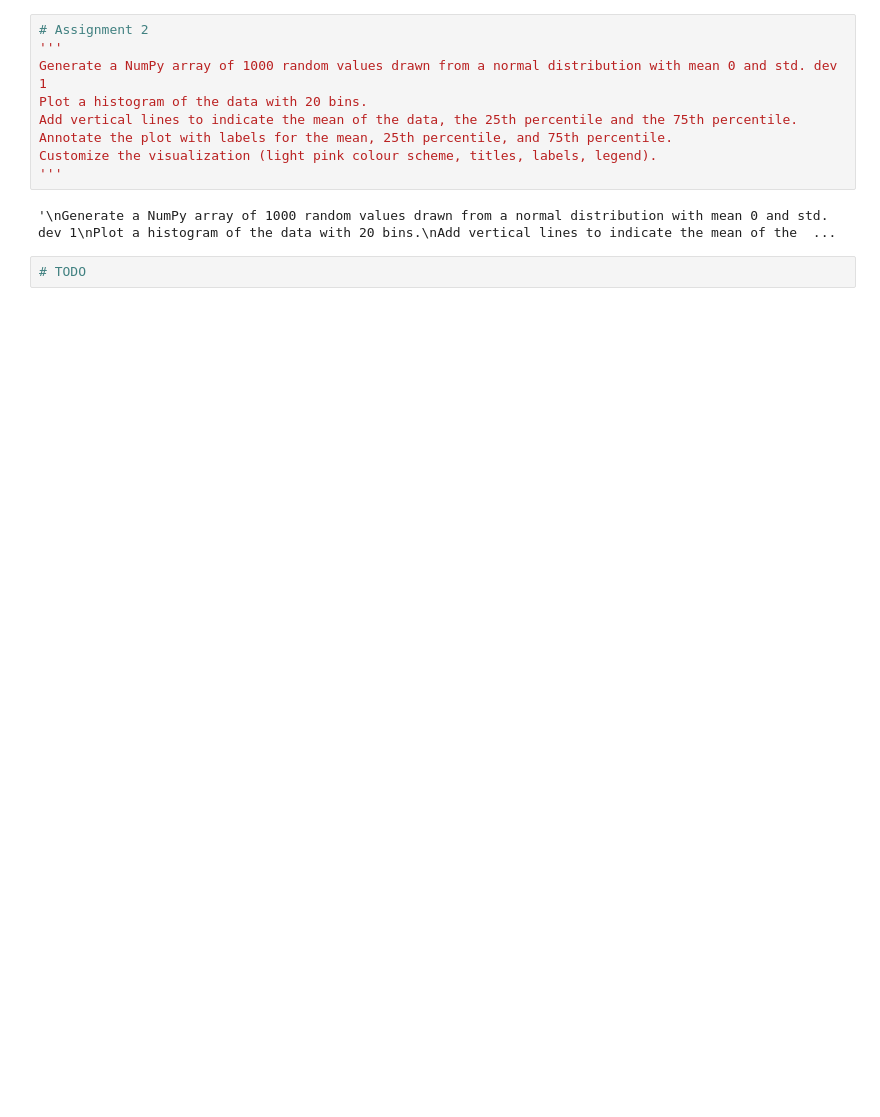
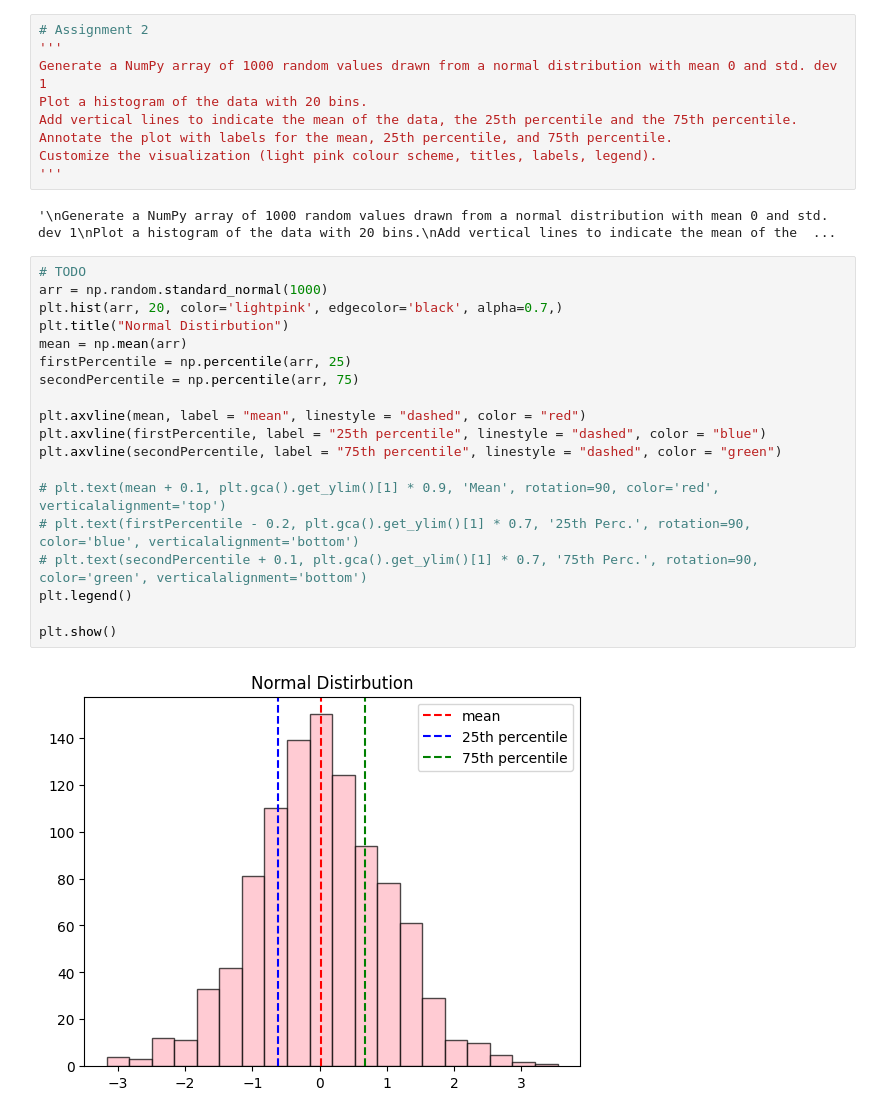
Before and after one commit to SaurishSeksaria/Brain_Tumor_Segmentation_BCP, a Jupyter notebook: Week_1/Python_libraries/Matplotlib/matplotlib_basics.ipynb, the cells around one changed output. Drawn from its saved outputs; the diff is of its cells as text; blank space fills up the shorter version.

```diff
--- a/Week_1/Python_libraries/Matplotlib/matplotlib_basics.ipynb
+++ b/Week_1/Python_libraries/Matplotlib/matplotlib_basics.ipynb
@@ -196,5 +211,24 @@ Customize the visualization (light pink colour scheme, titles, labels, legend).
 '''
 # %% [output]
 '\nGenerate a NumPy array of 1000 random values drawn from a normal distribution with mean 0 and std. dev 1\nPlot a histogram of the data with 20 bins.\nAdd vertical lines to indicate the mean of the  ...
-# %%
-# TODO
+# %%
+# TODO
+arr = np.random.standard_normal(1000)
+plt.hist(arr, 20, color='lightpink', edgecolor='black', alpha=0.7,)
+plt.title("Normal Distirbution")
+mean = np.mean(arr)
+firstPercentile = np.percentile(arr, 25)
+secondPercentile = np.percentile(arr, 75)
+
+plt.axvline(mean, label = "mean", linestyle = "dashed", color = "red")
+plt.axvline(firstPercentile, label = "25th percentile", linestyle = "dashed", color = "blue")
+plt.axvline(secondPercentile, label = "75th percentile", linestyle = "dashed", color = "green")
+
+# plt.text(mean + 0.1, plt.gca().get_ylim()[1] * 0.9, 'Mean', rotation=90, color='red', verticalalignment='top')
+# plt.text(firstPercentile - 0.2, plt.gca().get_ylim()[1] * 0.7, '25th Perc.', rotation=90, color='blue', verticalalignment='bottom')
+# plt.text(secondPercentile + 0.1, plt.gca().get_ylim()[1] * 0.7, '75th Perc.', rotation=90, color='green', verticalalignment='bottom')
+plt.legend()
+
+plt.show()
+# %% [output]
+[figure, added]
```
Also changed, not shown: parts of 3 cells of this notebook, 2 other files.
